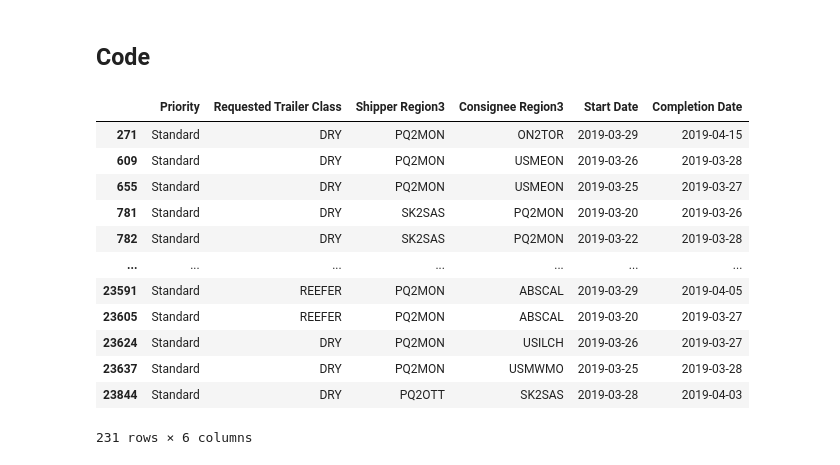
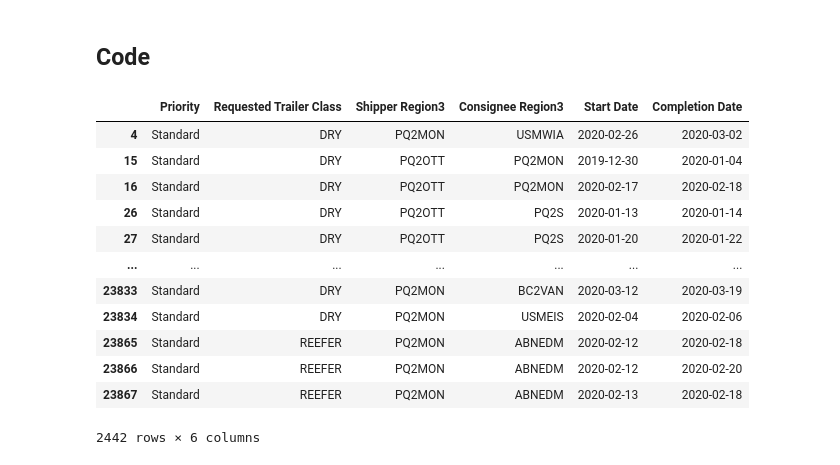
Before and after one commit to tranndt/ml-usra2021-NexusDataChallengeBison, a Jupyter notebook: [05-2021] Nexus Data Challenge/Algorithm.ipynb, the cells around one changed output. Cells and saved outputs as stored; diff of their text form; code cells hidden in the pictures.

```diff
--- a/[05-2021] Nexus Data Challenge/Algorithm.ipynb
+++ b/[05-2021] Nexus Data Challenge/Algorithm.ipynb
@@ -221,15 +228,14 @@ get_cand_orders(df,date2,num_orders=5) # Get a certain number of the candidate o
 def move(df,index,to_date,col='Start Date'):
     df_resched = df.copy()
     df_resched.loc[index,col] = to_date
-    df_recount = get_df_count(df_resched)
-    return df_resched, df_recount
+    return df_resched
 # %%
 # Demo
 df = DF_CLEAN
 index = df.index[5]
 to_date = df.loc[index,'Start Date'] + DAYS_1
 
-df_resched,df_recount = move(df,index,to_date,'Start Date')
+df_resched = move(df,index,to_date,'Start Date')
 print(df.loc[index],'\n')
 print(df_resched.loc[index])
 # %% [output]
@@ -341,9 +375,9 @@ def get_df_sched_diff(df_sched,df_resched):
 # Demo
 date1 = pd.Timestamp(2021,1,1,0)
 
-df = DF_CLEAN
+df = DF_CLEAN.copy()
 index = df.index[5]
-df_resched,df_recount = move(df_sched,index,date1,'Completion Date')
+df_resched = move(df,index,date1,'Completion Date')
 
 print(df.loc[index])
 print(df_resched.loc[index])
@@ -418,7 +475,7 @@ def get_df_rescheduled(df,start_date=None,end_date=None):
     df_recount = get_df_count(df,start_date,end_date,True)
     dates = df_recount.index
 
-    for date in dates:
+    for date in dates[:-1]:
         next_ = date + DAYS_1
         date_imb = get_imb(df_recount,date)
         next_imb = get_imb(df_recount,next_)
@@ -432,7 +489,7 @@ def get_df_rescheduled(df,start_date=None,end_date=None):
                 for index in cand.index:
                     e_start,l_start,e_compl,l_compl = get_bound_dates(index).values()
                     if e_start <= to and to <= l_start:
-                        df_resched,df_recount = move(df_resched,index,to,col="Start Date")
+                        df_resched = move(df_resched,index,to,col="Start Date")
 
             elif date_imb > next_imb:
                 num_orders = int((date_imb - next_imb)/2)
@@ -442,7 +499,7 @@ def get_df_rescheduled(df,start_date=None,end_date=None):
                 for index in cand.index:
                     e_start,l_start,e_compl,l_compl = get_bound_dates(index).values()
                     if e_start <= to and to <= l_start:
-                        df_resched,df_recount = move(df_resched,index,to,col="Start Date")
+                        df_resched = move(df_resched,index,to,col="Start Date")
 
         elif date_imb < 0:
             if date_imb < next_imb: # if there's more truck coming in tomorrow
@@ -453,7 +510,7 @@ def get_df_rescheduled(df,start_date=None,end_date=None):
                 for index in cand.index:
                     e_start,l_start,e_compl,l_compl = get_bound_dates(index).values()
                     if e_compl <= to and to <= l_compl:
-                        df_resched,df_recount = move(df_resched,index,to,col="Completion Date")
+                        df_resched = move(df_resched,index,to,col="Completion Date")
 
             elif date_imb > next_imb:
                 num_orders = int((date_imb - next_imb)/2)
@@ -463,27 +520,27 @@ def get_df_rescheduled(df,start_date=None,end_date=None):
                 for index in cand.index:
                     e_start,l_start,e_compl,l_compl = get_bound_dates(index).values()
                     if e_compl <= to and to <= l_compl:
-                        df_resched,df_recount = move(df_resched,index,to,col="Completion Date")
+                        df_resched = move(df_resched,index,to,col="Completion Date")
     return df_resched
 # %%
-start_date = pd.Timestamp(2019,1,1,0)
-end_date = pd.Timestamp(2019,3,31,0)
+start_date = pd.Timestamp(2020,1,1,0)
+end_date = pd.Timestamp(2020,3,31,0)
 
 df = DF_CLEAN
 df_resched = get_df_rescheduled(df,start_date,end_date)
 df_resched
 # %% [output]
 |  | Priority | Requested Trailer Class | Shipper Region3 | Consignee Region3 | Start Date | Completion Date |
-| 271 | Standard | DRY | PQ2MON | ON2TOR | 2019-03-29 | 2019-04-15 |
-| 609 | Standard | DRY | PQ2MON | USMEON | 2019-03-26 | 2019-03-28 |
-| 655 | Standard | DRY | PQ2MON | USMEON | 2019-03-25 | 2019-03-27 |
-| 781 | Standard | DRY | SK2SAS | PQ2MON | 2019-03-20 | 2019-03-26 |
-| 782 | Standard | DRY | SK2SAS | PQ2MON | 2019-03-22 | 2019-03-28 |
+| 4 | Standard | DRY | PQ2MON | USMWIA | 2020-02-26 | 2020-03-02 |
+| 15 | Standard | DRY | PQ2OTT | PQ2MON | 2019-12-30 | 2020-01-04 |
+| 16 | Standard | DRY | PQ2OTT | PQ2MON | 2020-02-17 | 2020-02-18 |
+| 26 | Standard | DRY | PQ2OTT | PQ2S | 2020-01-13 | 2020-01-14 |
+| 27 | Standard | DRY | PQ2OTT | PQ2S | 2020-01-20 | 2020-01-22 |
 | ... | ... | ... | ... | ... | ... | ... |
-| 23591 | Standard | REEFER | PQ2MON | ABSCAL | 2019-03-29 | 2019-04-05 |
-| 23605 | Standard | REEFER | PQ2MON | ABSCAL | 2019-03-20 | 2019-03-27 |
-| 23624 | Standard | DRY | PQ2MON | USILCH | 2019-03-26 | 2019-03-27 |
-| 23637 | Standard | DRY | PQ2MON | USMWMO | 2019-03-25 | 2019-03-28 |
-| 23844 | Standard | DRY | PQ2OTT | SK2SAS | 2019-03-28 | 2019-04-03 |
+| 23833 | Standard | DRY | PQ2MON | BC2VAN | 2020-03-12 | 2020-03-19 |
+| 23834 | Standard | DRY | PQ2MON | USMEIS | 2020-02-04 | 2020-02-06 |
+| 23865 | Standard | REEFER | PQ2MON | ABNEDM | 2020-02-12 | 2020-02-18 |
+| 23866 | Standard | REEFER | PQ2MON | ABNEDM | 2020-02-12 | 2020-02-20 |
+| 23867 | Standard | REEFER | PQ2MON | ABNEDM | 2020-02-13 | 2020-02-18 |
-231 rows × 6 columns
+2442 rows × 6 columns
 # %%
```
Also changed, not shown: parts of 39 cells of this notebook.
